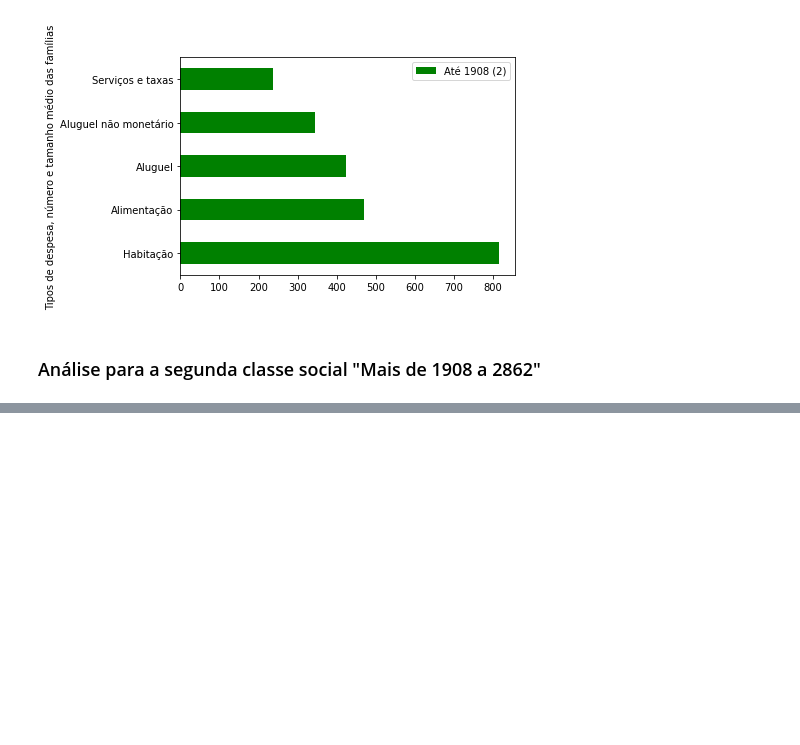
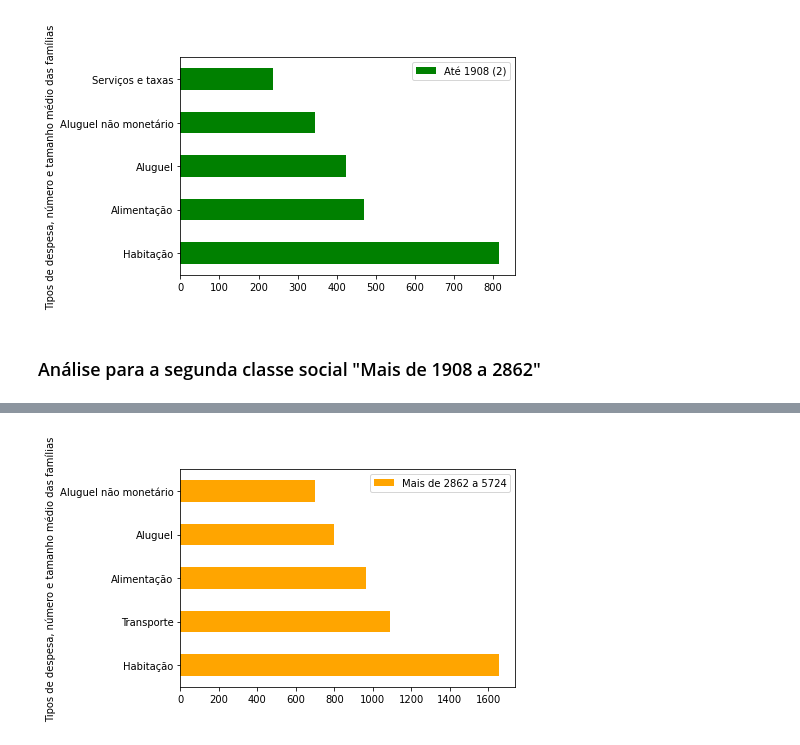
Before and after one commit to brunomarram/trabalho-dados, a Jupyter notebook: src/parte3/analise_exploratoria_por_classe_e_estado.ipynb, the cells around one changed output, grey strips where cells are left out. Drawn from its saved outputs; the diff is of its cells as text; code cells hidden in the pictures; blank space fills up the shorter version.

```diff
--- a/src/parte3/analise_exploratoria_por_classe_e_estado.ipynb
+++ b/src/parte3/analise_exploratoria_por_classe_e_estado.ipynb
@@ -101,5 +92,5 @@ df_alimentos
 # %%
-df_despesas = retorna_dataset_com_soma_colunas_classes_sociais(df_despesas, colunas_datasets)
+df_despesas = retorna_dataset_com_soma_colunas_classes_sociais(df_despesas)
 # %%
 df_despesas
 # %% [output]
@@ -186,0 +184,4 @@ plot_grafico_barras_lista_top_N_itens(df_despesas, id_2862, colunas_datasets, to
+# %%
+plot_grafico_barras_lista_top_N_itens(df_despesas, 'Mais de 2862 a 5724', qtd_top_itens, 'orange')
+# %% [output]
+[figure, added]
```
Also changed, not shown: parts of 42 cells of this notebook, 1 other file.
